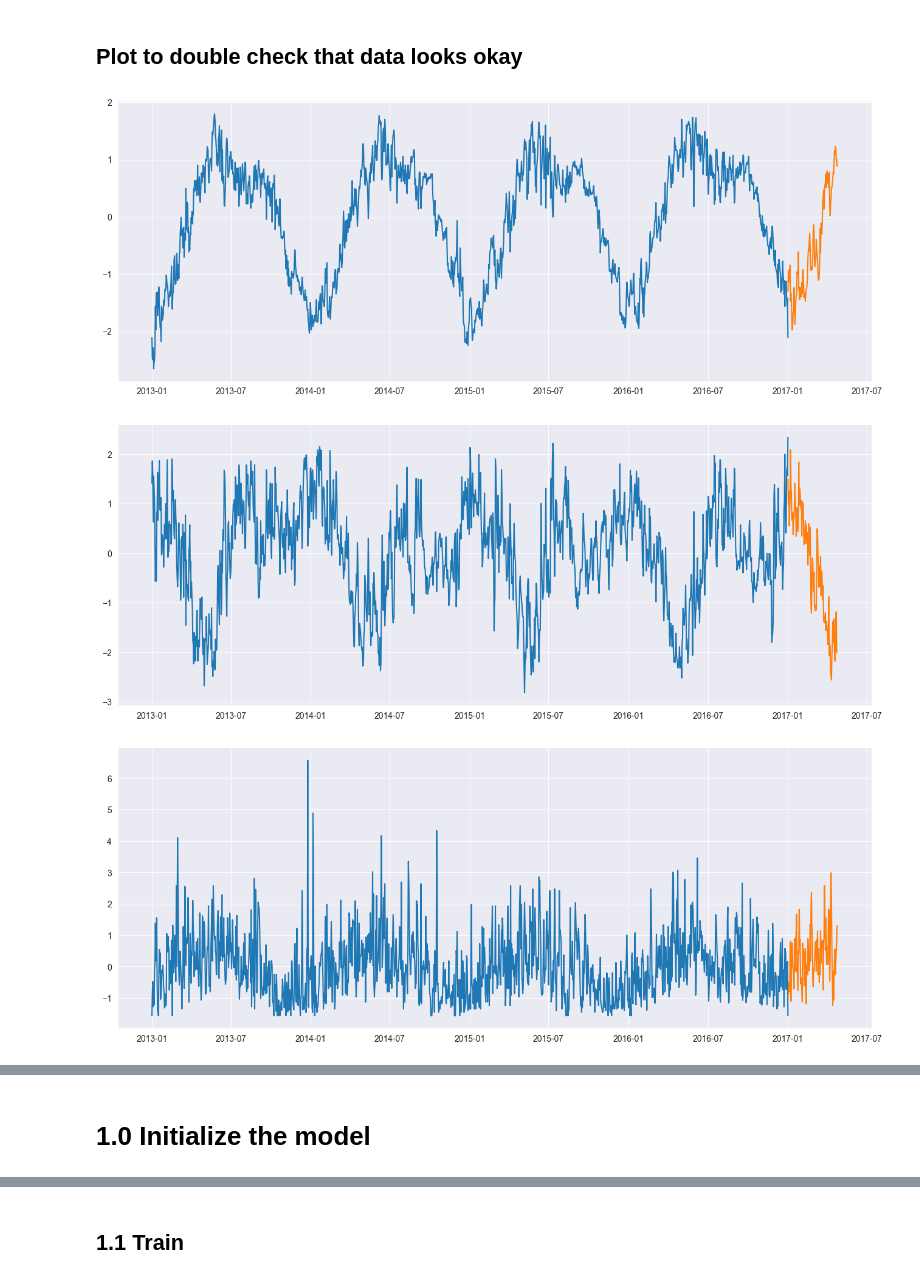
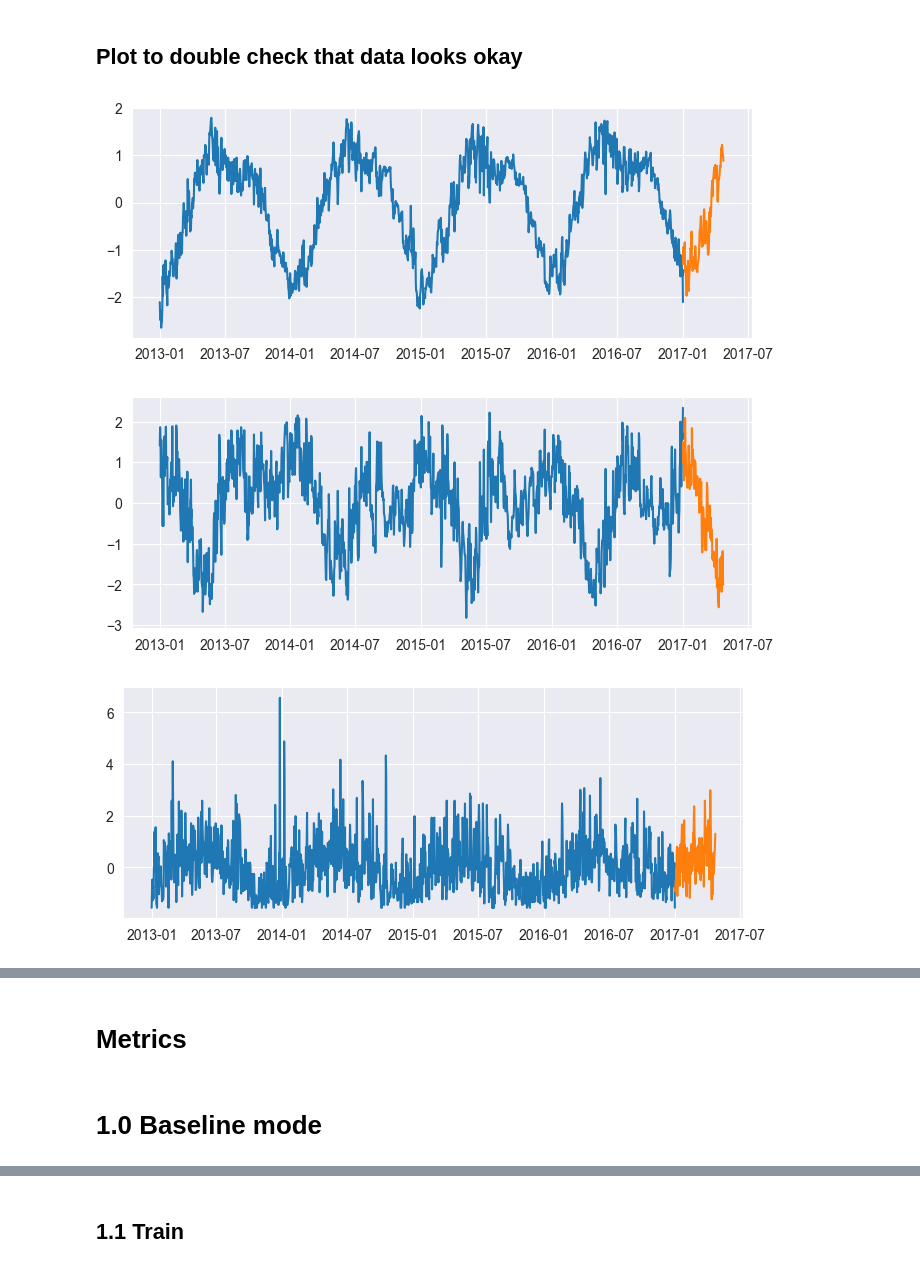
Before and after one commit to Jookare/ADAML-project2, a Jupyter notebook: Train/training.ipynb, the cells around one changed output, grey strips where cells are left out. Saved outputs shown, nothing was run; the diff lists cells and outputs as text; code cells hidden in the pictures.

Commit message:
Add baseline model, metrics and update

```diff
--- a/Train/training.ipynb
+++ b/Train/training.ipynb
@@ -35,17 +35,17 @@ test_df.describe()
 # %% [markdown]
 ## Pretreat the data
 # %%
-train_df, test_df = pretreat_data(train_df, test_df)
+train_df, test_df, reference_stats = pretreat_data(train_df, test_df)
 # %% [output]
 Pre-treating data...
 # %% [markdown]
 ## Plot to double check that data looks okay
 # %%
 for col in train_df.columns[1:]:
-    plt.figure(figsize=(16,6))
+    plt.figure(figsize=(8,3))
     plt.plot(train_df["date"], train_df[col])
     plt.plot(test_df["date"], test_df[col])
 # %% [output]
-[figure, old version]
+[figure, new version]
-[figure, old version]
+[figure, new version]
-[figure, old version]
+[figure, new version]
@@ -52,0 +53,2 @@ for col in train_df.columns[1:]:
+# %% [markdown]
+# Metrics
@@ -53,2 +61,2 @@ for col in train_df.columns[1:]:
 # %% [markdown]
-# 1.0 Initialize the model
+# 1.0 Baseline mode
```
Also changed, not shown: parts of 11 cells of this notebook, 2 other files.
